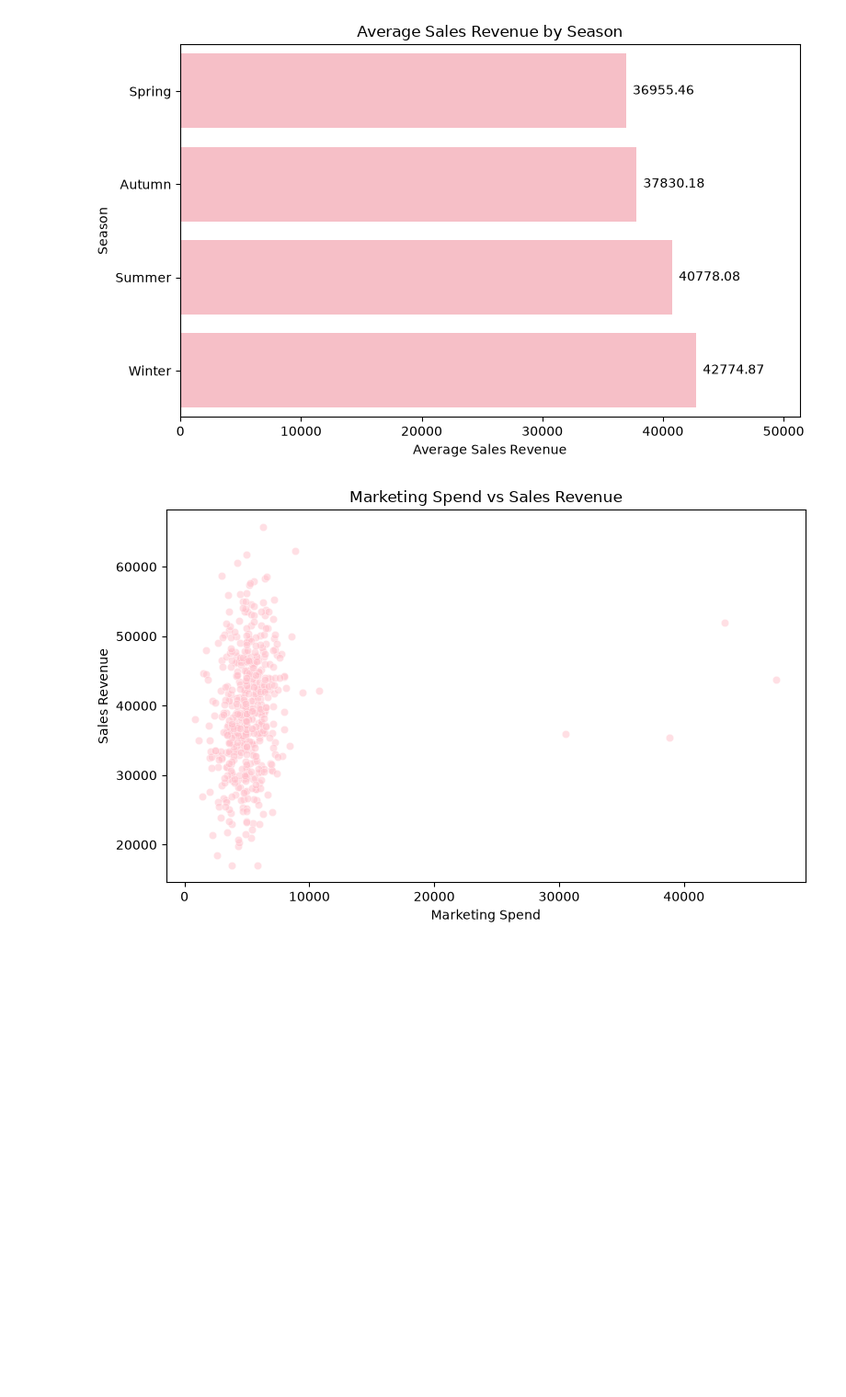
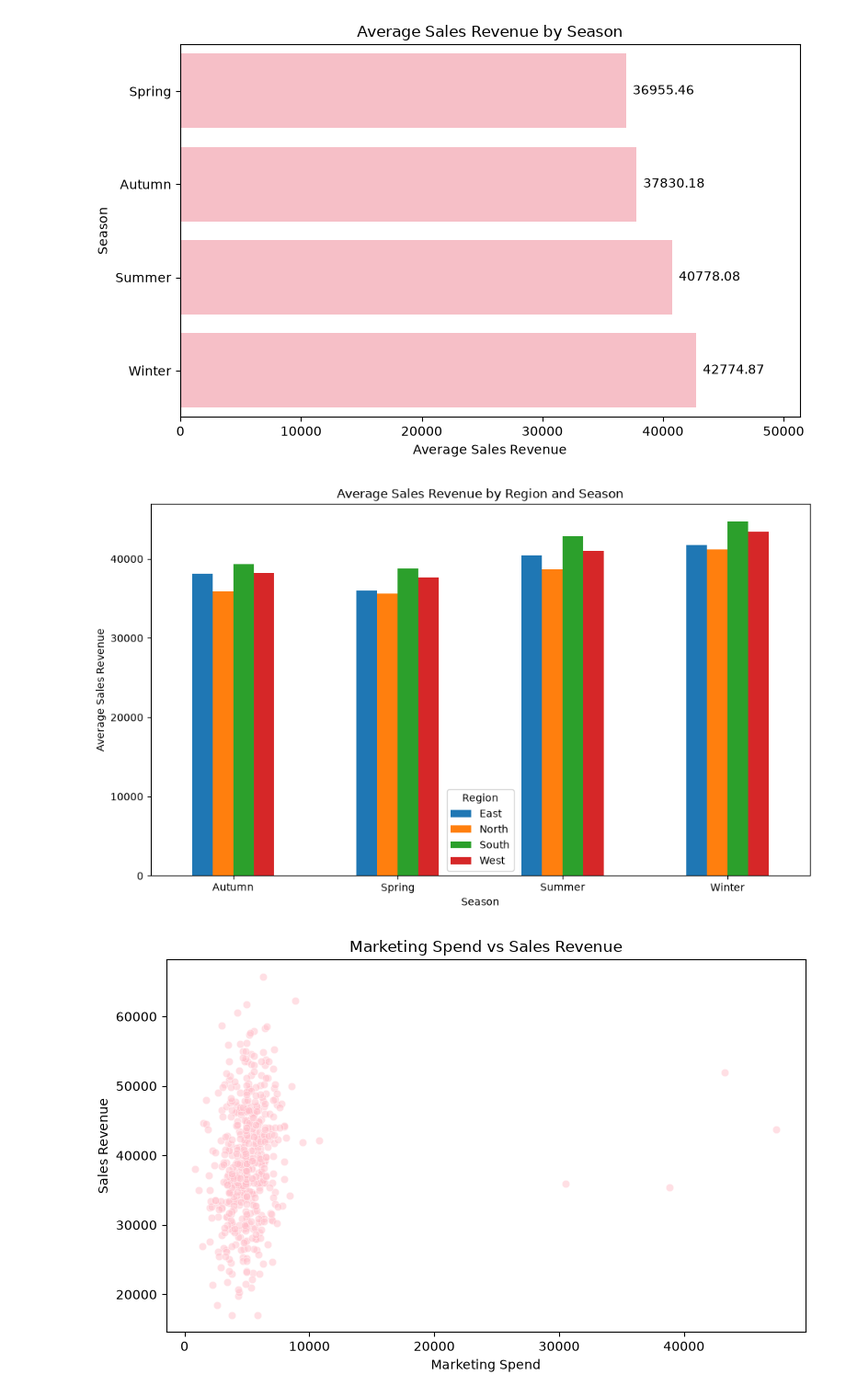
Before and after one commit to n00230352/DataAnalyticsForBusiness, a Jupyter notebook: Task1.ipynb, the cells around one changed output. Shown at 92% size. Drawn from its saved outputs; the diff is of its cells as text; code cells hidden in the pictures; blank space fills up the shorter version.

Commit message:
Task3 new graph

```diff
--- a/Task1.ipynb
+++ b/Task1.ipynb
@@ -581,6 +581,24 @@ plt.tight_layout()
 plt.show()
 # %% [output]
 [figure]
+# %%
+# This graph compares average sales revenue across regions and seasons.
+# It helps to understand how sales change in different regions during the year.
+
+average_sales_pivot.T.plot(
+    kind="bar",
+    figsize=(10, 6)
+)
+
+plt.title("Average Sales Revenue by Region and Season")
+plt.xlabel("Season")
+plt.ylabel("Average Sales Revenue")
+plt.xticks(rotation=0)
+plt.legend(title="Region")
+plt.tight_layout()
+plt.show()
+# %% [output]
+[figure, added]
 # %%
 # Plot the relationship between marketing spend and sales revenue
 
```
